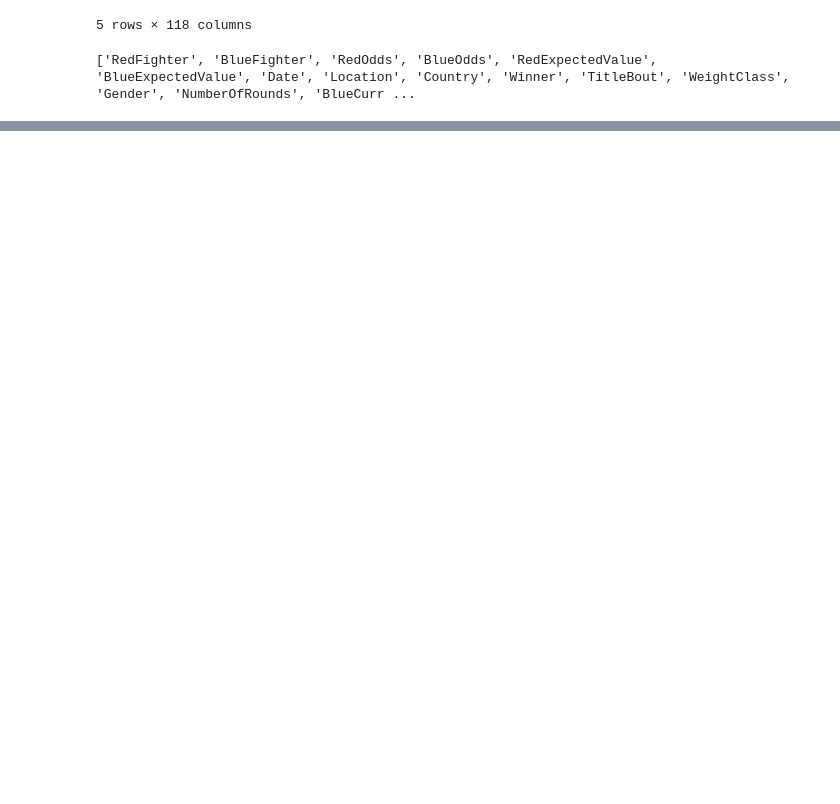
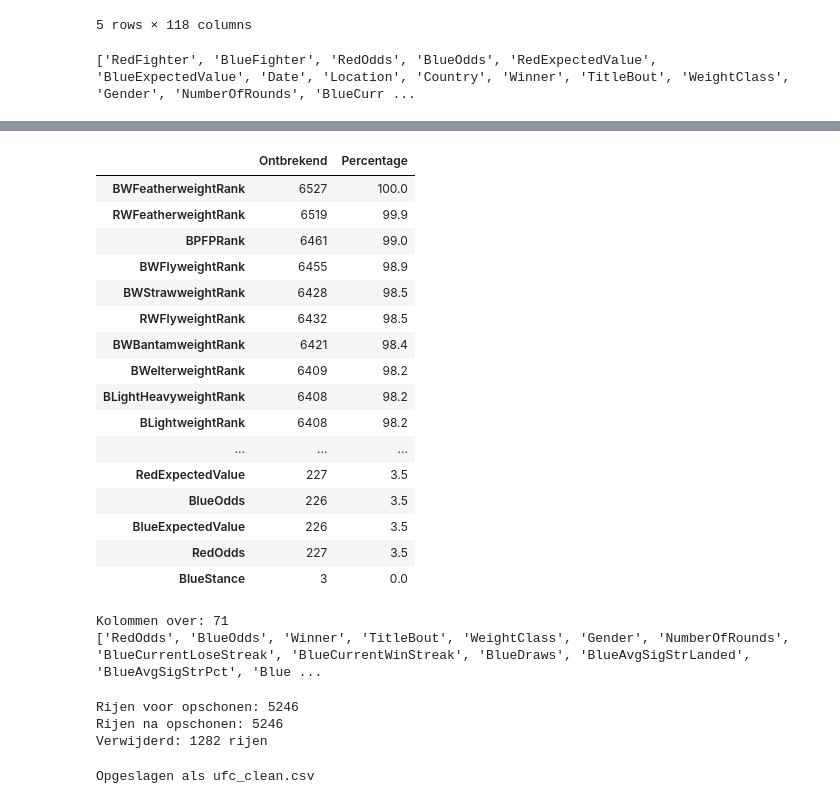
Before and after one commit to ahmad-sy1/mma-fight-predictor, a Jupyter notebook: notebooks/01_data_verkenning.ipynb, the cells around one changed output, grey strips where cells are left out. Drawn from its saved outputs; the diff is of its cells as text; code cells hidden in the pictures; blank space fills up the shorter version.

Commit message:
[Week 1 - Vr] Pandas: kolommen opgeschoond, lege rijen verwijderd

```diff
--- a/notebooks/01_data_verkenning.ipynb
+++ b/notebooks/01_data_verkenning.ipynb
@@ -24,0 +76,66 @@ print(df.columns.tolist())
+# %%
+# Volledige lijst printen zonder afkapping
+pd.set_option('display.max_rows', None)
+result[result['Ontbrekend'] > 0].sort_values('Percentage', ascending=False)
+# %% [output]
+|  | Ontbrekend | Percentage |
+| BWFeatherweightRank | 6527 | 100.0 |
+| RWFeatherweightRank | 6519 | 99.9 |
+| BPFPRank | 6461 | 99.0 |
+| BWFlyweightRank | 6455 | 98.9 |
+| BWStrawweightRank | 6428 | 98.5 |
+| RWFlyweightRank | 6432 | 98.5 |
+| BWBantamweightRank | 6421 | 98.4 |
+| BWelterweightRank | 6409 | 98.2 |
+| BLightHeavyweightRank | 6408 | 98.2 |
+| BLightweightRank | 6408 | 98.2 |
+| ... | ... | ... |
+| RedExpectedValue | 227 | 3.5 |
+| BlueOdds | 226 | 3.5 |
+| BlueExpectedValue | 226 | 3.5 |
+| RedOdds | 227 | 3.5 |
+| BlueStance | 3 | 0.0 |
+# %%
+kolommen_verwijderen = [
+    # Ranking kolommen (bijna alles leeg)
+    'BWFeatherweightRank', 'RWFeatherweightRank', 'BPFPRank', 'BWFlyweightRank',
+    'RWFlyweightRank', 'BWStrawweightRank', 'BWBantamweightRank', 'BWelterweightRank',
+    'BLightHeavyweightRank', 'BLightweightRank', 'BBantamweightRank', 'BFeatherweightRank',
+    'BFlyweightRank', 'BMiddleweightRank', 'RWStrawweightRank', 'BHeavyweightRank',
+    'RWBantamweightRank', 'RFeatherweightRank', 'RLightweightRank', 'RBantamweightRank',
+    'RHeavyweightRank', 'RLightHeavyweightRank', 'RMiddleweightRank', 'RWelterweightRank',
+    'RFlyweightRank', 'RPFPRank', 'BMatchWCRank', 'RMatchWCRank',
+    # Post-fight info
+    'Finish', 'FinishDetails', 'FinishRound', 'FinishRoundTime', 'TotalFightTimeSecs',
+    # Niet relevant
+    'EmptyArena', 'Location', 'Country', 'Date', 'RedFighter', 'BlueFighter',
+    # Specifieke odds met veel missende waarden
+    'BSubOdds', 'BKOOdds', 'RSubOdds', 'RKOOdds', 'BlueDecOdds', 'RedDecOdds',
+    'RedExpectedValue', 'BlueExpectedValue'
+]
+
+df_clean = df.drop(columns=kolommen_verwijderen)
+print("Kolommen over:", df_clean.shape[1])
+print(df_clean.columns.tolist())
+# %% [output]
+Kolommen over: 71
+['RedOdds', 'BlueOdds', 'Winner', 'TitleBout', 'WeightClass', 'Gender', 'NumberOfRounds', 'BlueCurrentLoseStreak', 'BlueCurrentWinStreak', 'BlueDraws', 'BlueAvgSigStrLanded', 'BlueAvgSigStrPct', 'Blue ...
+# %%
+# Hoeveel ontbrekende waarden zijn er nog?
+print("Rijen voor opschonen:", df_clean.shape[0])
+
+# Verwijder rijen met ontbrekende waarden
+df_clean = df_clean.dropna()
+
+print("Rijen na opschonen:", df_clean.shape[0])
+print("Verwijderd:", 6528 - df_clean.shape[0], "rijen")
+# %% [output]
+Rijen voor opschonen: 5246
+Rijen na opschonen: 5246
+Verwijderd: 1282 rijen
+# %%
+# Opgeschoonde dataset opslaan
+df_clean.to_csv('../data/ufc_clean.csv', index=False)
+print("Opgeslagen als ufc_clean.csv")
+# %% [output]
+Opgeslagen als ufc_clean.csv
```
Also changed, not shown: parts of 2 cells of this notebook.
